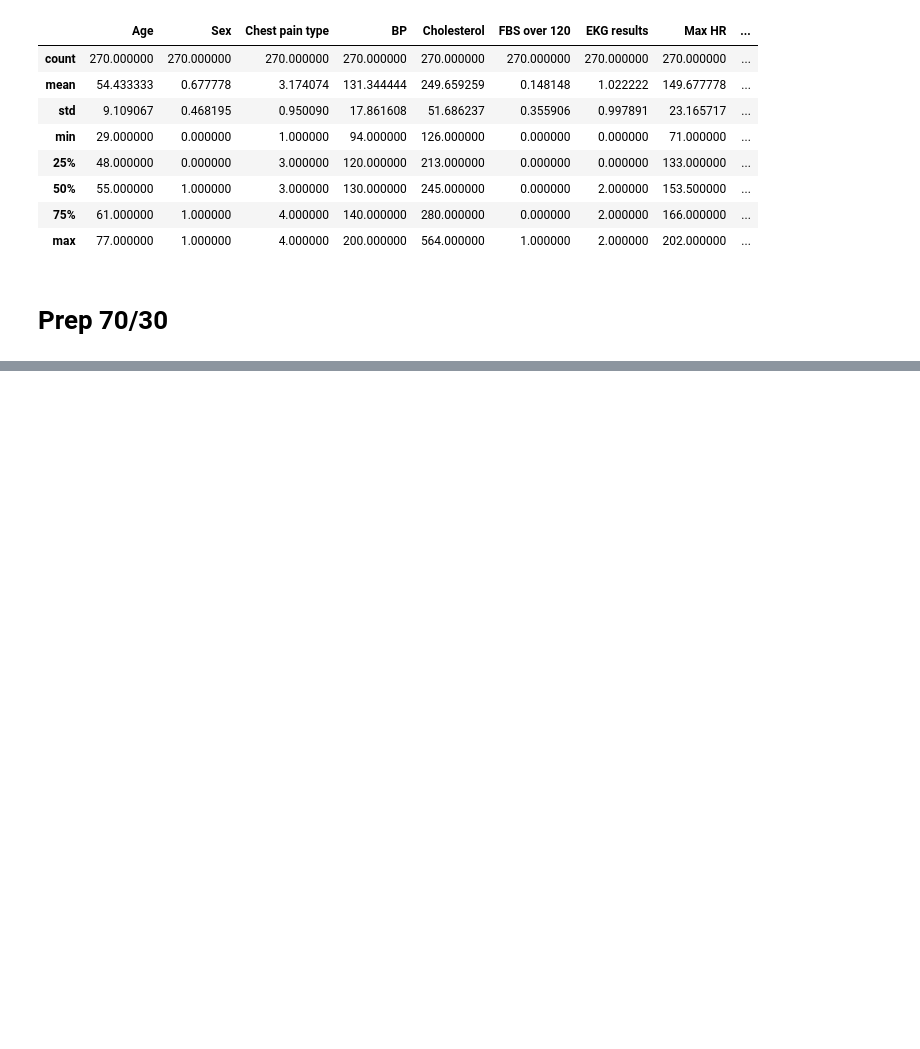
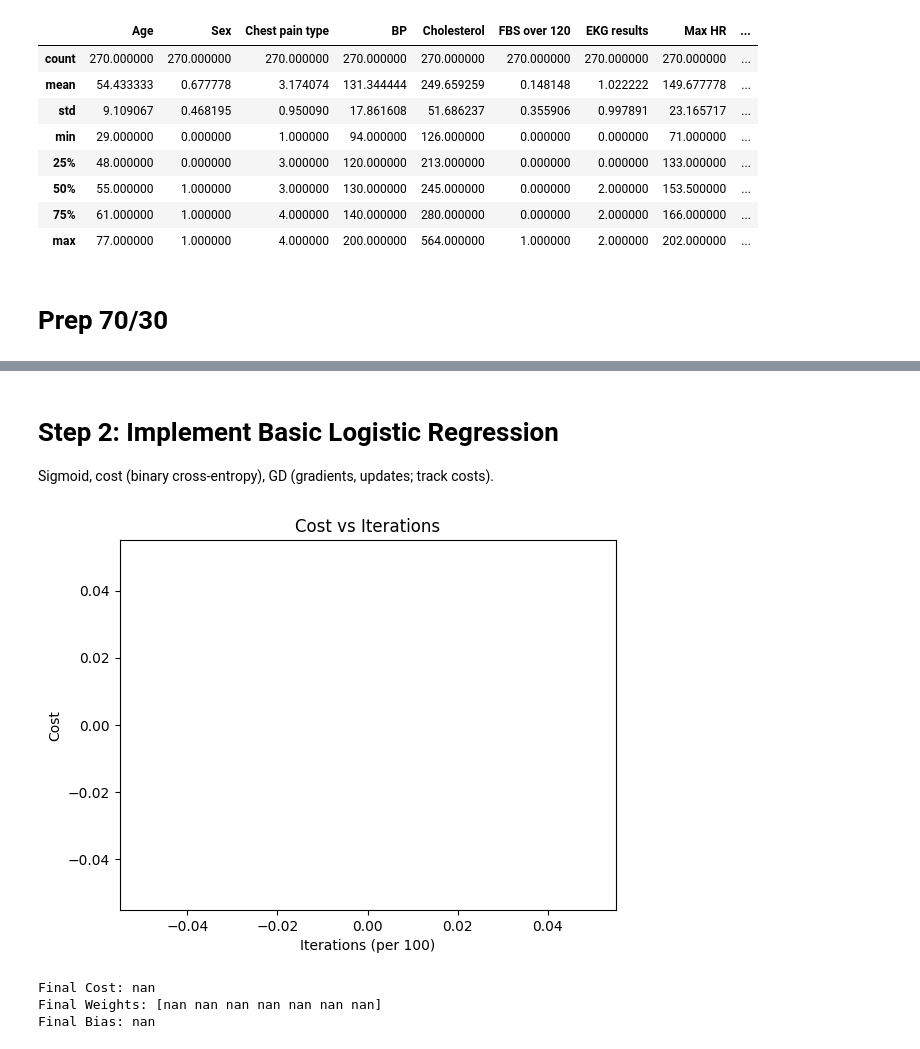
Before and after one commit to Krayangel/AREP-LAB02, a Jupyter notebook: Notebook-1.ipynb, the cells around one changed output, grey strips where cells are left out. Drawn from its saved outputs; the diff is of its cells as text; code cells hidden in the pictures; blank space fills up the shorter version.

```diff
--- a/Notebook-1.ipynb
+++ b/Notebook-1.ipynb
@@ -44,6 +44,6 @@ df.describe()
 # %% [markdown]
 # Prep 70/30
 # %%
-features = ['Age', 'Chest pain type', 'BP', 'Max_HR', 'ST_Depression', 'Cholesterol']
+features = ['Age', 'Chest pain type', 'BP', 'Max HR', 'ST depression', 'Cholesterol', 'Number of vessels fluro']
 X = df[features]
 Y = df['Heart Disease']
@@ -49,0 +65,20 @@ Y = df['Heart Disease']
+# %%
+np.random.seed(42)
+indices = np.random.permutation(len(X))
+test_size = int(len(X) * 0.3)
+test_indices = indices[:test_size]
+train_indices = indices[test_size:]
+
+X_train = X.iloc[train_indices]
+y_train = Y.iloc[train_indices]
+X_test = X.iloc[test_indices]
+y_test = Y.iloc[test_indices]
+mean = X_train.mean()
+std = X_train.std()
+
+X_train = (X_train - mean) / std
+X_test = (X_test - mean) / std
+
+print("Training set shape:", X_train.shape)
+print("Test set shape:", X_test.shape)
+X_train.head()
@@ -49,0 +94,3 @@ Y = df['Heart Disease']
+# %% [markdown]
+# Step 2: Implement Basic Logistic Regression
+Sigmoid, cost (binary cross-entropy), GD (gradients, updates; track costs).
@@ -49,0 +133,22 @@ Y = df['Heart Disease']
+# %%
+np.random.seed(1)
+initial_w = np.zeros(X_train.shape[1])
+initial_b = 0
+iterations = 1000
+alpha = 0.01
+w_final, b_final, J_hist = gradient_descent(X_train.to_numpy(), y_train.to_numpy(), initial_w, initial_b, alpha, iterations)
+
+plt.plot(range(0, iterations + 1, 100), J_hist)
+plt.title('Cost vs Iterations')
+plt.ylabel('Cost')
+plt.xlabel('Iterations (per 100)')
+plt.show()
+
+print(f"Final Cost: {J_hist[-1]}")
+print(f"Final Weights: {w_final}")
+print(f"Final Bias: {b_final}")
+# %% [output]
+[figure, added]
+Final Cost: nan
+Final Weights: [nan nan nan nan nan nan nan]
+Final Bias: nan
```
Also changed, not shown: parts of 10 cells of this notebook, 10 other files.
